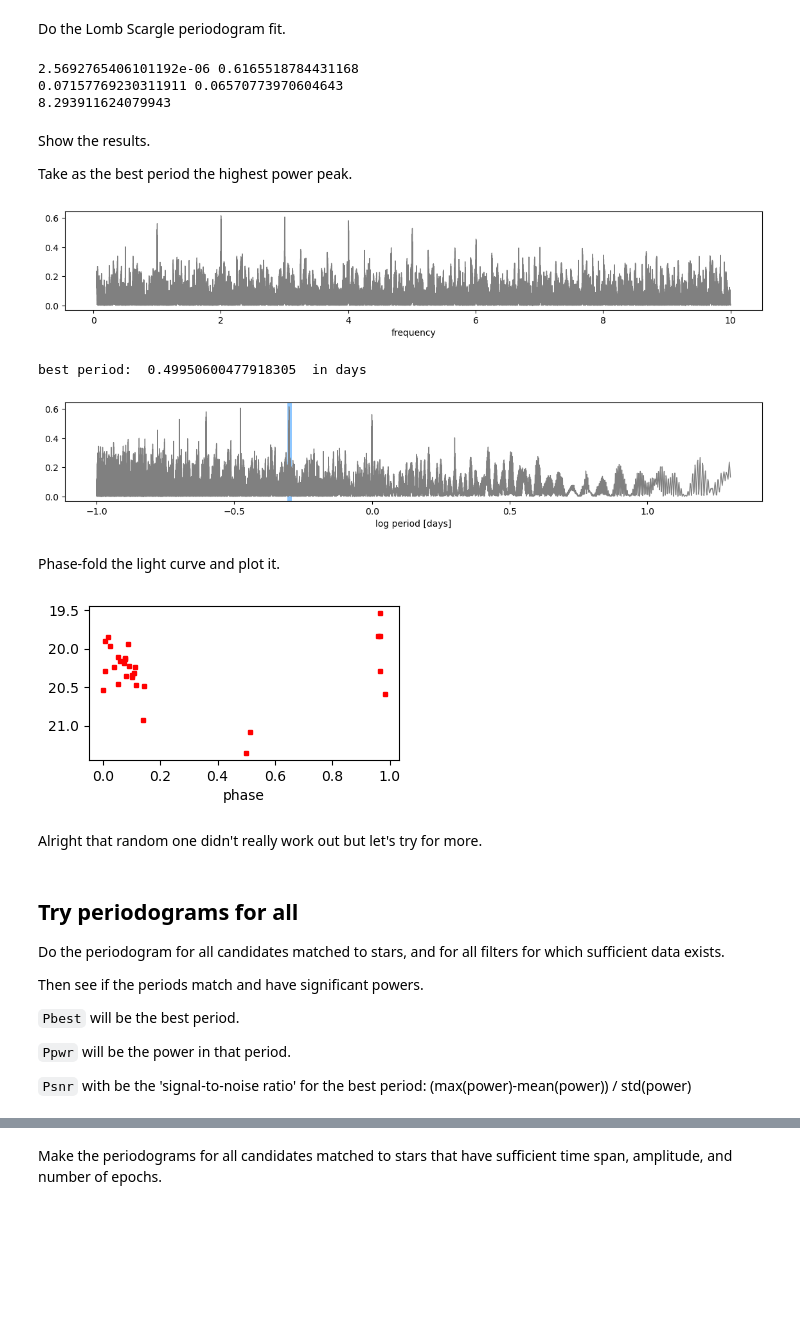
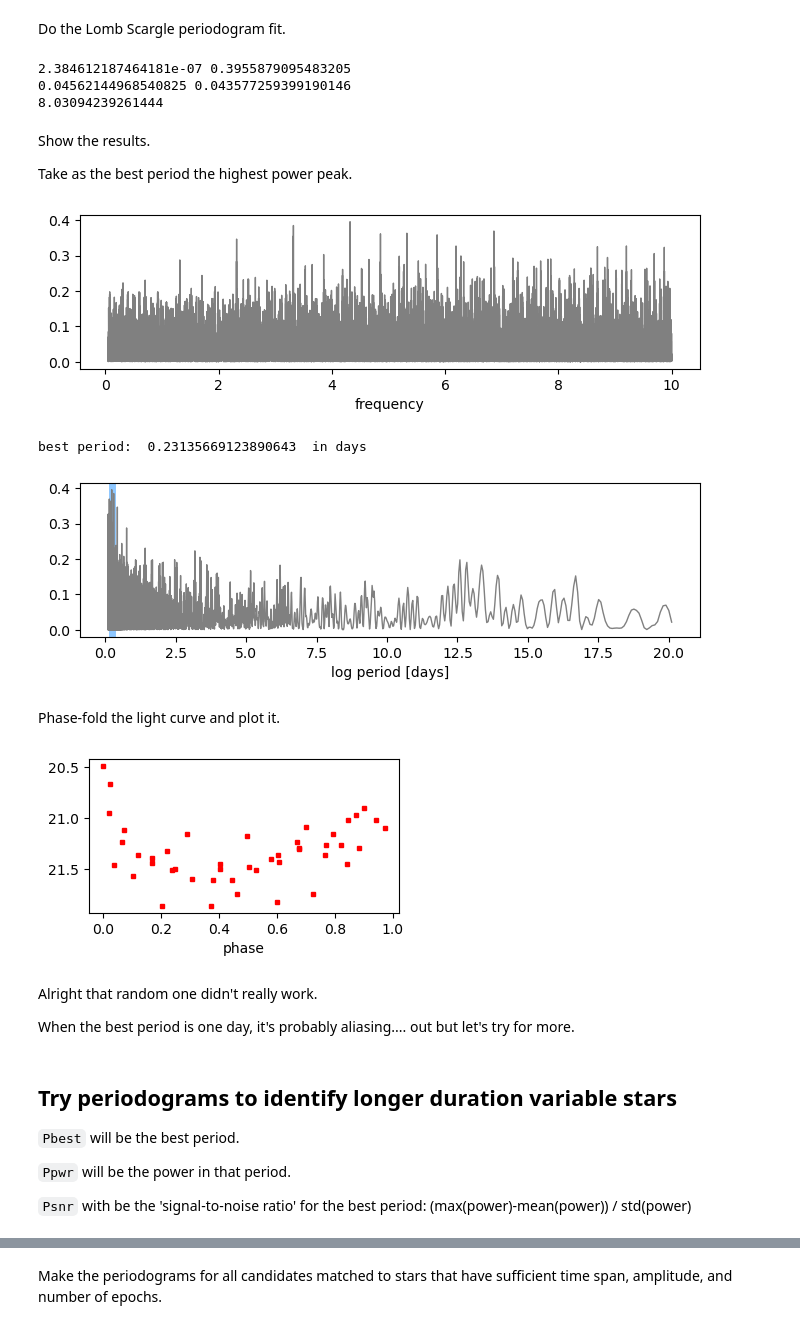
Before and after one commit to MelissaGraham/decam_ddf_tools, a Jupyter notebook: transients_science/stars/1_explore_stars.ipynb, the cells around one changed output, grey strips where cells are left out. Saved outputs shown, nothing was run; the diff lists cells and outputs as text; code cells hidden in the pictures; blank space fills up the shorter version.

```diff
--- a/transients_science/stars/1_explore_stars.ipynb
+++ b/transients_science/stars/1_explore_stars.ipynb
@@ -247,15 +295,16 @@ Choose one candidate randomly out of all those that are (1) matched to a star an
 
 Attempt a periodogram with it.
 # %%
-tx = np.where(lsdr10xm_flagstar == 1)[0]
+tx = np.where((lsdr10xm_flagstar == 1) & (lsdr10xm_rmag > 18) & (lsdr10xm_rmag < 20))[0]
 px = lsdr10xm_pindex[tx]
 
-ix = np.where((paramLC_tspan[px] > 40) & (paramLC_amp[px] > 1) & (paramLC_neps[px] > 30))[0]
+ix = np.where((paramLC_amp[px] > 0.5) & (paramLC_amp[px] < 1.5) &
+              (paramLC_tspan[px] > 40) &  (paramLC_neps[px] > 30))[0]
 print(len(ix), ' out of ', len(px), ' candidates meet the conditions.')
 
 rx = np.random.choice(len(ix), 1)
 x = px[ix[rx]]
-print('randomly selected candidate: ', paramLC_candid[x])
+print('randomly selected candidate: ', paramLC_candid[x], ' rmag=', lsdr10xm_rmag[x])
 cand = paramLC_candid[x]
 del tx, px, ix, rx, x
 # %% [output]
@@ -312,6 +361,6 @@ For RR Lyrae and Cepheids, the periods are ~half a day to ~ten days, so try that
 # %%
 min_p = 0.1 * u.day
-max_p = 20.0 * u.day
+max_p = 20.1 * u.day
 min_f = 1.0 / max_p
 max_f = 1.0 / min_p
 # %% [markdown]
@@ -323,34 +372,36 @@ print(np.min(power), np.max(power))
 print(np.mean(power), np.std(power))
 print((np.max(power)-np.mean(power))/np.std(power))
 # %% [output]
-2.5692765406101192e-06 0.6165518784431168
-0.07157769230311911 0.06570773970604643
-8.293911624079943
+2.384612187464181e-07 0.3955879095483205
+0.04562144968540825 0.043577259399190146
+8.03094239261444
 # %% [markdown]
 Show the results.
 
 Take as the best period the highest power peak.
 # %%
-plt.figure(figsize=(14, 2))
+plt.figure(figsize=(8, 2))
 plt.plot(frequency, power, color='grey', lw=1)
 plt.xlabel('frequency')
 plt.show()
 
 tmp = np.argsort(power)
 sx = tmp[::-1]
 best_period = 1 / frequency[sx[0]].value
 print('best period: ', best_period, ' in days')
 del tmp, sx
 
-plt.figure(figsize=(14, 2))
-plt.axvline(np.log10(best_period), color='dodgerblue', lw=5, alpha=0.5)
-plt.plot(np.log10(1 / frequency.value), power, color='grey', lw=1)
+plt.figure(figsize=(8, 2))
+# plt.axvline(np.log10(best_period), color='dodgerblue', lw=5, alpha=0.5)
+# plt.plot(np.log10(1 / frequency.value), power, color='grey', lw=1)
+plt.axvline(best_period, color='dodgerblue', lw=5, alpha=0.5)
+plt.plot(1 / frequency.value, power, color='grey', lw=1)
 plt.xlabel('log period [days]')
 plt.show()
 # %% [output]
-[figure, old version]
+[figure, new version]
-best period:  0.49950600477918305  in days
+best period:  0.23135669123890643  in days
-[figure, old version]
+[figure, new version]
 # %% [markdown]
 Phase-fold the light curve and plot it.
 # %%
@@ -369,15 +420,13 @@ plt.xlabel('phase')
 plt.gca().invert_yaxis()
 plt.show()
 # %% [output]
-[figure, old version]
+[figure, new version]
 # %% [markdown]
-Alright that random one didn't really work out but let's try for more.
+Alright that random one didn't really work.
+
+When the best period is one day, it's probably aliasing.... out but let's try for more.
 # %% [markdown]
-## Try periodograms for all
-
-Do the periodogram for all candidates matched to stars, and for all filters for which sufficient data exists.
-
-Then see if the periods match and have significant powers.
+## Try periodograms to identify longer duration variable stars
 
 `Pbest` will be the best period.
 
```
Also changed, not shown: parts of 24 cells of this notebook.
